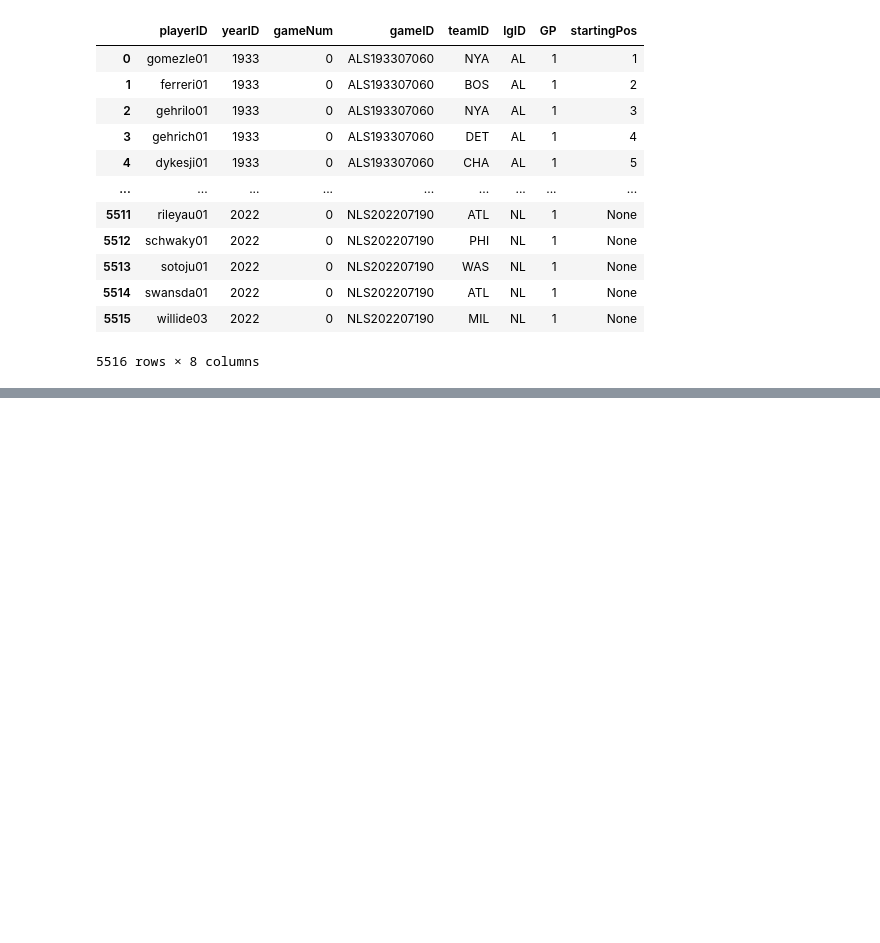
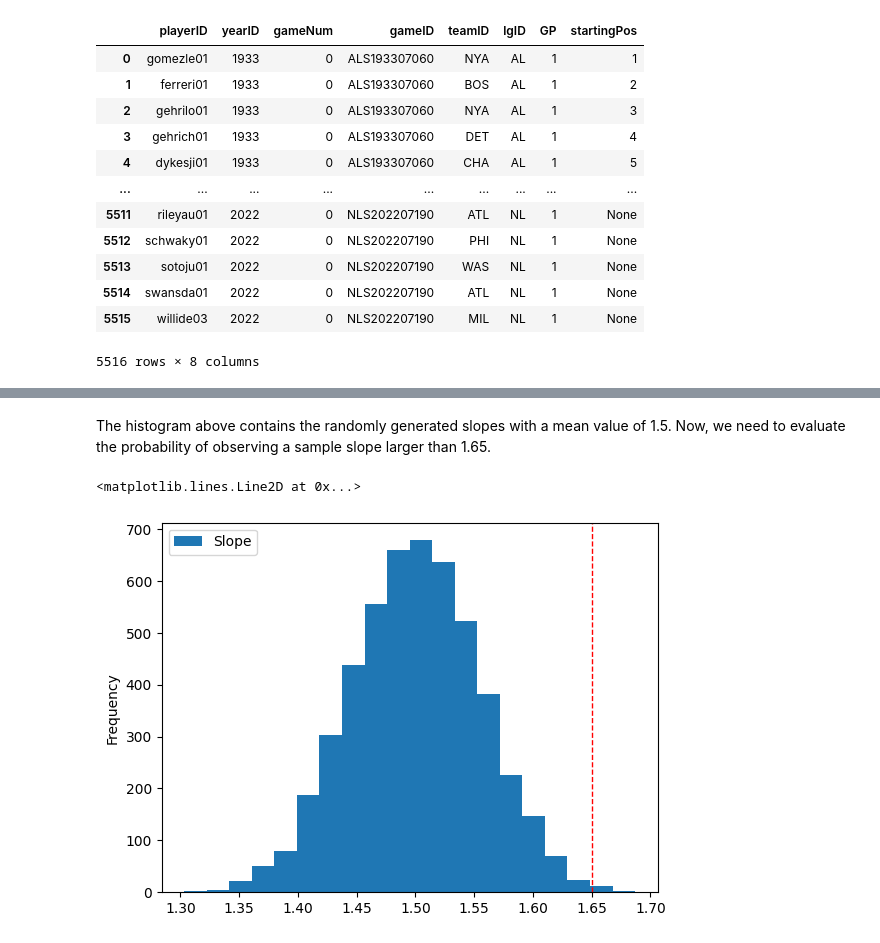
Before and after one commit to YefridC09/ST-554_Big_data_analysis, a Jupyter notebook: HW5_Yefrid__Cordoba.ipynb, the cells around one changed output, grey strips where cells are left out. Cells and saved outputs as stored; diff of their text form; code cells hidden in the pictures; blank space fills up the shorter version.

```diff
--- a/HW5_Yefrid__Cordoba.ipynb
+++ b/HW5_Yefrid__Cordoba.ipynb
@@ -222,0 +300,9 @@ pd.read_sql('SELECT * FROM AllstarFull', MLB)
+# %% [markdown]
+The histogram above contains the randomly generated slopes with a mean value of 1.5. Now, we need to evaluate the probability of observing a sample slope larger than 1.65.
+# %%
+slopes = pd.DataFrame(slopes, columns = ['Slope'])
+slopes.plot.hist(bins = 20)
+plt.axvline(1.65, color='red', linestyle='dashed', linewidth=1)
+# %% [output]
+<matplotlib.lines.Line2D at 0x...>
+[figure, added]
```
Also changed, not shown: parts of 25 cells of this notebook.
